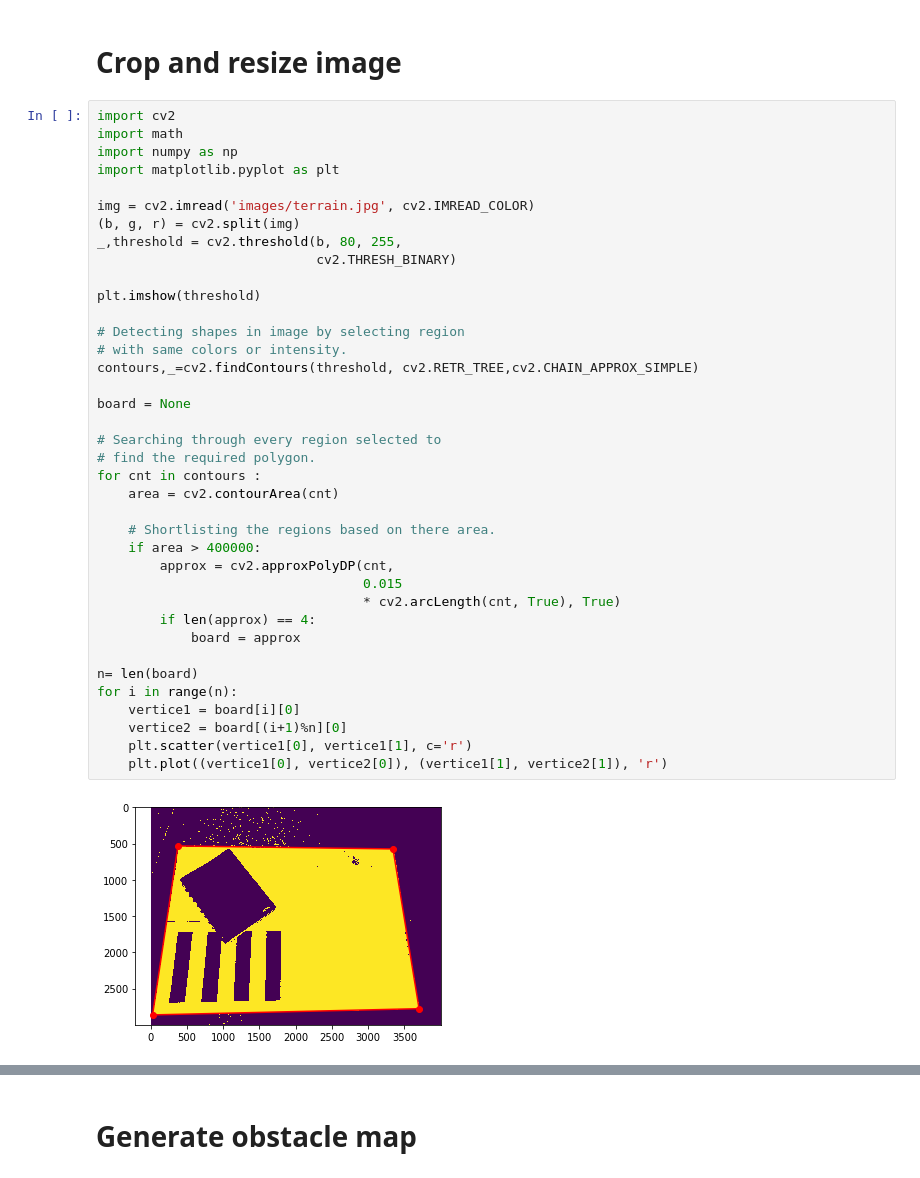
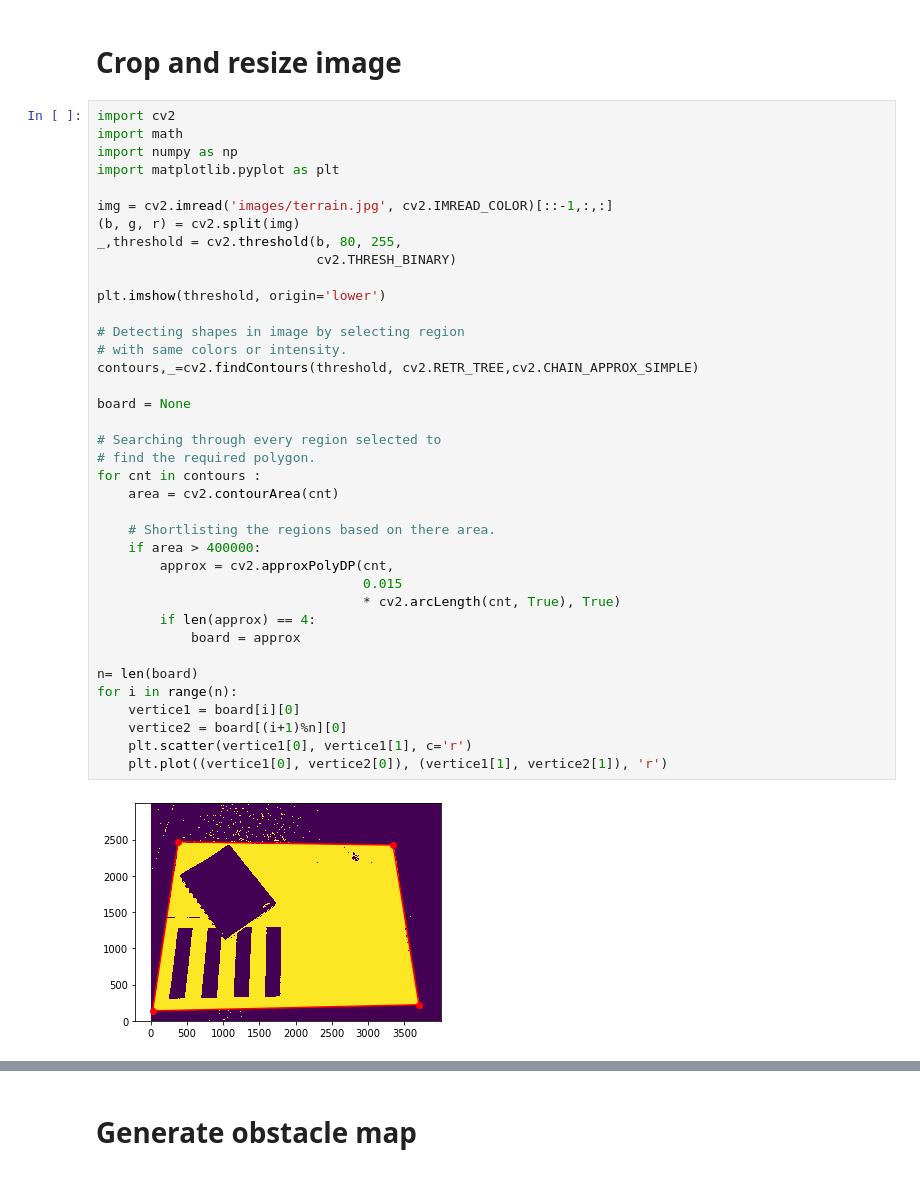
Before and after one commit to RaphLins/basics_of_MB_project, a Jupyter notebook: path_planning_A_star.ipynb, the cells around one changed output, grey strips where cells are left out. Cells and saved outputs as stored; diff of their text form.

```diff
--- a/path_planning_A_star.ipynb
+++ b/path_planning_A_star.ipynb
@@ -6,40 +6,40 @@ import math
 import numpy as np
 import matplotlib.pyplot as plt
 
-img = cv2.imread('images/terrain.jpg', cv2.IMREAD_COLOR)
+img = cv2.imread('images/terrain.jpg', cv2.IMREAD_COLOR)[::-1,:,:]
 (b, g, r) = cv2.split(img)
 _,threshold = cv2.threshold(b, 80, 255,
                             cv2.THRESH_BINARY)
 
-plt.imshow(threshold)
+plt.imshow(threshold, origin='lower')
 
 # Detecting shapes in image by selecting region
 # with same colors or intensity.
 contours,_=cv2.findContours(threshold, cv2.RETR_TREE,cv2.CHAIN_APPROX_SIMPLE)
 
 board = None
 
 # Searching through every region selected to
 # find the required polygon.
 for cnt in contours :
     area = cv2.contourArea(cnt)
 
     # Shortlisting the regions based on there area.
     if area > 400000:
         approx = cv2.approxPolyDP(cnt,
                                   0.015
                                   * cv2.arcLength(cnt, True), True)
         if len(approx) == 4:
             board = approx
 
 n= len(board)
 for i in range(n):
     vertice1 = board[i][0]
     vertice2 = board[(i+1)%n][0]
     plt.scatter(vertice1[0], vertice1[1], c='r')
     plt.plot((vertice1[0], vertice2[0]), (vertice1[1], vertice2[1]), 'r')
 # %% [output]
-[figure, old version]
+[figure, new version]
 # %%
 pts0 = np.float32(board)
 
```
Also changed, not shown: parts of 7 cells of this notebook, 2 other files.
